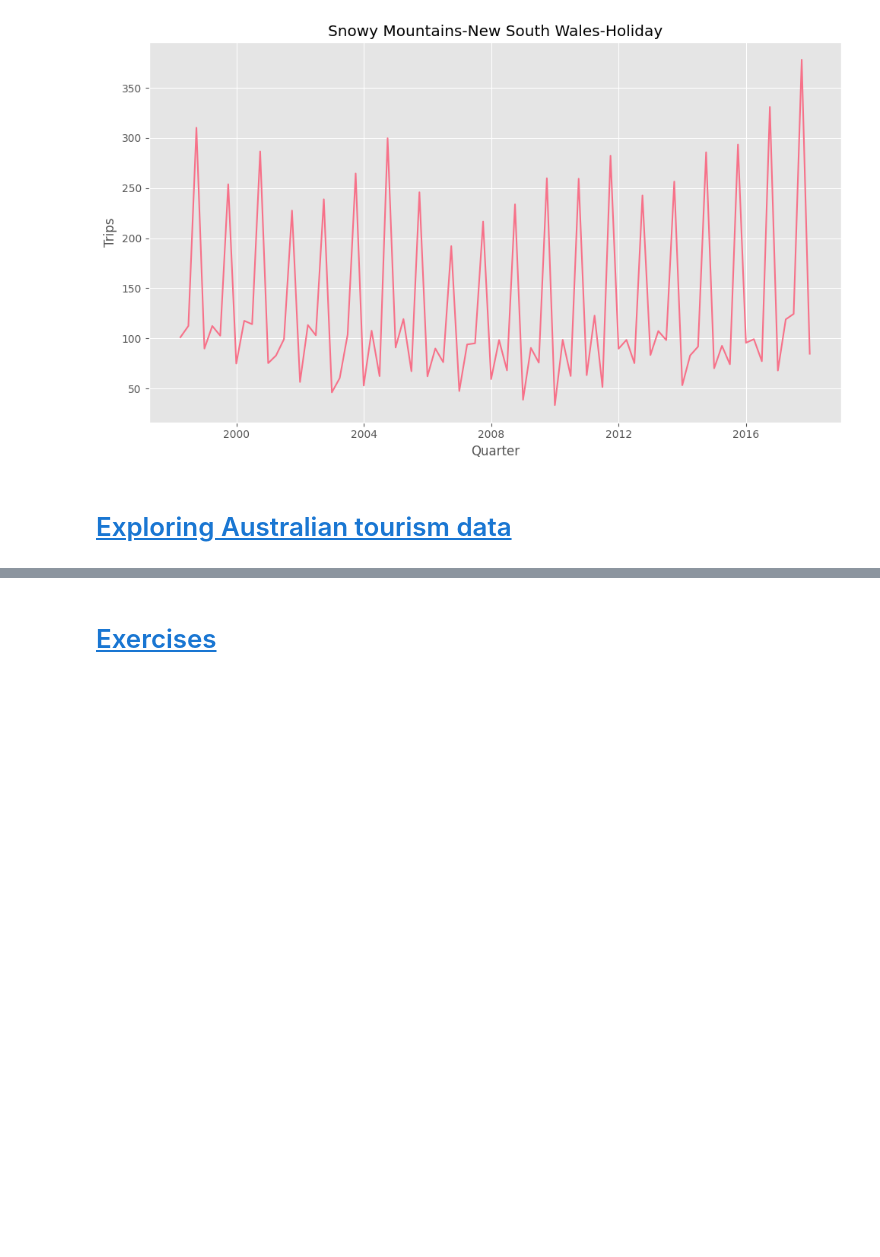
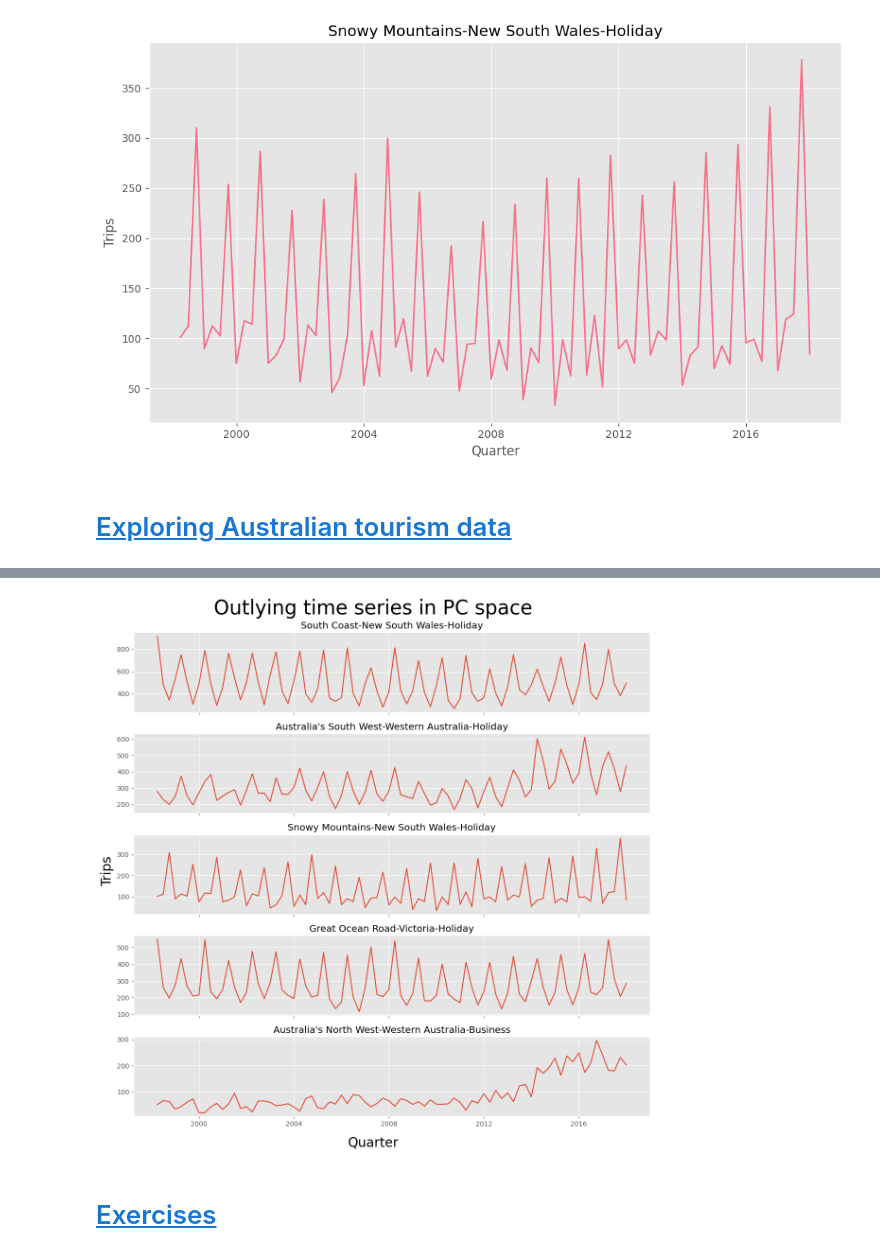
Before and after one commit to reynaldhavard/fpppy, a Jupyter notebook: 04_time_series_features.ipynb, the cells around one changed output, grey strips where cells are left out. Cells and saved outputs as stored; diff of their text form; code cells hidden in the pictures; blank space fills up the shorter version.

```diff
--- a/04_time_series_features.ipynb
+++ b/04_time_series_features.ipynb
@@ -189,7 +249,7 @@ for i, state in enumerate(unique_states):
     for purpose in state_df["purpose"].unique():
         purpose_df = state_df[state_df["purpose"] == purpose]
         handle = ax.scatter(
-            purpose_df["trend_strength"], purpose_df["seasonal_strength"], label=purpose
+            purpose_df["trend"], purpose_df["seasonal_strength"], label=purpose
         )
         if purpose not in all_labels:
             all_handles.append(handle)
@@ -255,3 +401,23 @@ plt.show()
+# %%
+pca_df["unique_id"] = all_feat["unique_id"]
+top_unique_ids = pca_df.nlargest(5, "PC1")["unique_id"]
+plot_df = aus_tourism[aus_tourism["unique_id"].isin(top_unique_ids)]
+
+fig, axs = plt.subplots(5, 1, figsize=(12, 12), sharex=True)
+
+for i, unique_id in enumerate(top_unique_ids):
+    subset = plot_df[plot_df["unique_id"] == unique_id]
+    axs[i].plot(subset["ds"], subset["y"])
+    axs[i].set_title(unique_id)
+    axs[i].set_xlabel("")
+    axs[i].set_ylabel("")
+fig.suptitle("Outlying time series in PC space", fontsize=30)
+fig.supylabel("Trips", fontsize=20)
+fig.supxlabel("Quarter", fontsize=20)
+plt.tight_layout()
+plt.show()
+# %% [output]
+[figure, added]
 # %% [markdown]
 # [Exercises](https://otexts.com/fpppy/nbs/04-features.html#sec-feast-exercises)
 # %% [markdown]
```
Also changed, not shown: parts of 23 cells of this notebook.
